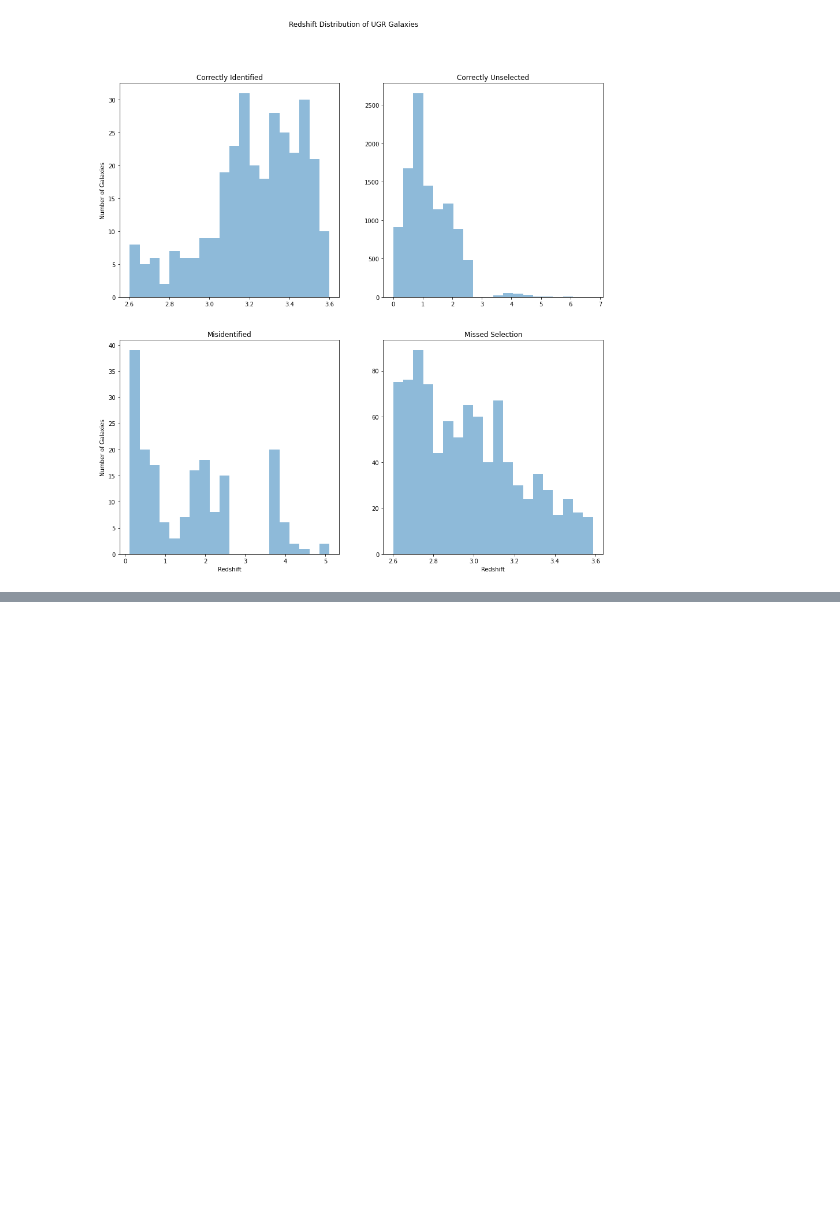
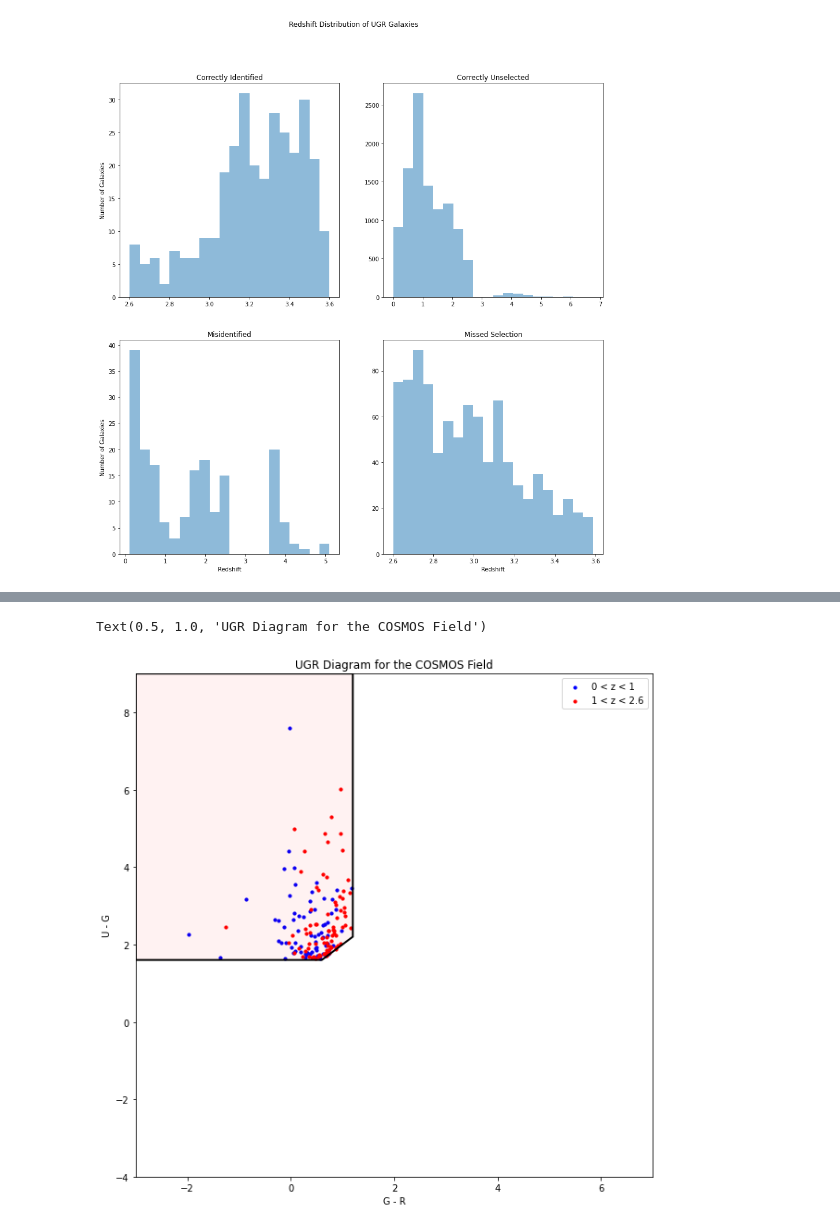
Before and after one commit to mitchellhooymans/LymanBreakActivity, a Jupyter notebook: LymanBreakActivity.ipynb, the cells around one changed output, grey strips where cells are left out. Saved outputs shown, nothing was run; the diff lists cells and outputs as text; code cells hidden in the pictures; blank space fills up the shorter version.

```diff
--- a/LymanBreakActivity.ipynb
+++ b/LymanBreakActivity.ipynb
@@ -462,0 +476,26 @@ for ax in axs[1, :]:
+# %%
+# Investigate where these two sets of galaxies sit on the UGR colour space, and ultimately the UVJ diagram
+# First the UGR colour space
+# setup colour indicies
+ug_lowz1 = misidentification_lowz1_df['u_mag'] - misidentification_lowz1_df['g_mag']
+gr_lowz1 = misidentification_lowz1_df['g_mag'] - misidentification_lowz1_df['r_mag']
+
+ug_lowz26 = misidentification_lowz26_df['u_mag'] - misidentification_lowz26_df['g_mag']
+gr_lowz26 = misidentification_lowz26_df['g_mag'] - misidentification_lowz26_df['r_mag']
+
+
+# Plot the UGR diagram for the misidentified category at 0 < z < 2.6
+plt.figure(figsize=(10, 10))
+plt.scatter(gr_lowz1, ug_lowz1, c='b', label="0 < z < 1", s=10)
+plt.scatter(gr_lowz26, ug_lowz26, c='r', label="1 < z < 2.6", s=10)
+plt.xlim(-3, 7)
+plt.ylim(-4, 9)
+U_rule = [[1.2,9], [1.2,2.2], [0.6,1.6], [-3,1.6], [-3,9]]
+plt.gca().add_patch(plt.Polygon(U_rule, closed=True, fill=True, facecolor=(1,0,0,0.05), edgecolor=(0,0,0,1), linewidth=2, linestyle='solid')) # This looks like the correct U dropout technique
+plt.ylabel('U - G')
+plt.xlabel('G - R')
+plt.legend()
+plt.title('UGR Diagram for the COSMOS Field')
+# %% [output]
+Text(0.5, 1.0, 'UGR Diagram for the COSMOS Field')
+[figure, added]
```
Also changed, not shown: parts of 21 cells of this notebook.
